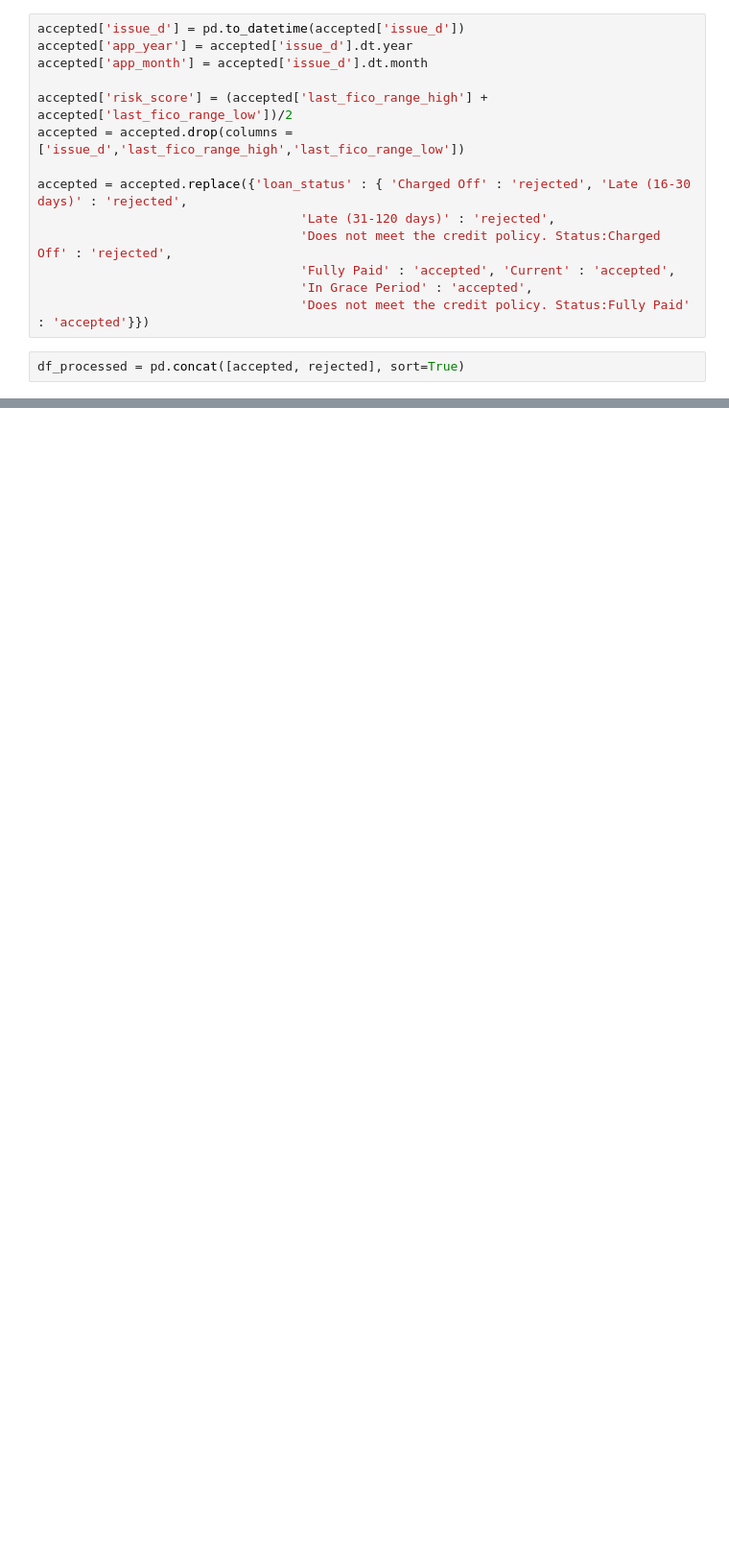
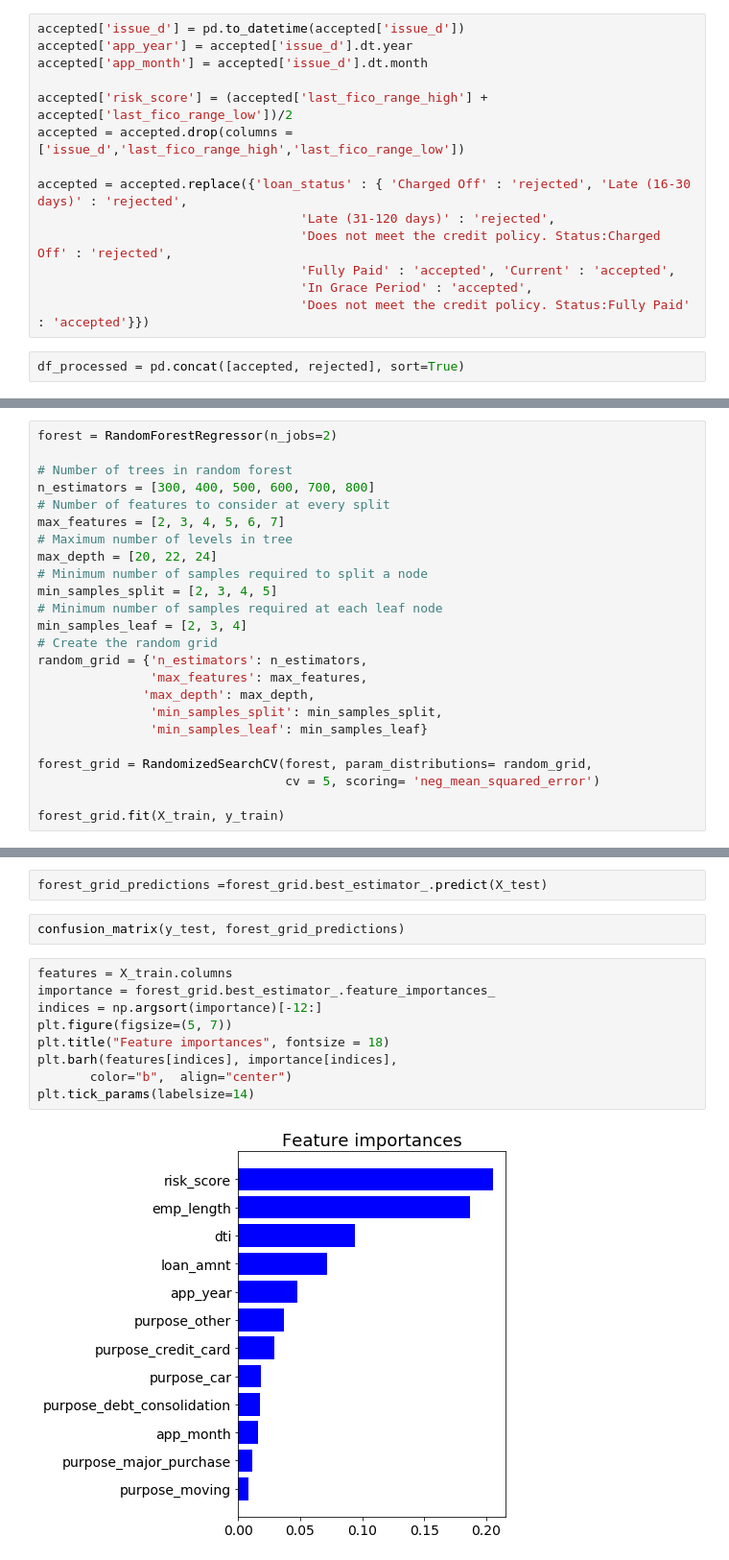
Before and after one commit to miazhx/capstone, a Jupyter notebook: Mia/reject_accept_classifier.ipynb, the cells around one changed output, grey strips where cells are left out. Shown at 96% size. Drawn from its saved outputs; the diff is of its cells as text; blank space fills up the shorter version.

```diff
--- a/Mia/reject_accept_classifier.ipynb
+++ b/Mia/reject_accept_classifier.ipynb
@@ -186,0 +344,24 @@ df_processed.sample(5)
+# %%
+forest = RandomForestRegressor(n_jobs=2)
+
+# Number of trees in random forest
+n_estimators = [300, 400, 500, 600, 700, 800]
+# Number of features to consider at every split
+max_features = [2, 3, 4, 5, 6, 7]
+# Maximum number of levels in tree
+max_depth = [20, 22, 24]
+# Minimum number of samples required to split a node
+min_samples_split = [2, 3, 4, 5]
+# Minimum number of samples required at each leaf node
+min_samples_leaf = [2, 3, 4]
+# Create the random grid
+random_grid = {'n_estimators': n_estimators,
+               'max_features': max_features,
+              'max_depth': max_depth,
+               'min_samples_split': min_samples_split,
+               'min_samples_leaf': min_samples_leaf}
+
+forest_grid = RandomizedSearchCV(forest, param_distributions= random_grid,
+                                 cv = 5, scoring= 'neg_mean_squared_error')
+
+forest_grid.fit(X_train, y_train)
@@ -186,0 +386,15 @@ df_processed.sample(5)
+# %%
+forest_grid_predictions =forest_grid.best_estimator_.predict(X_test)
+# %%
+confusion_matrix(y_test, forest_grid_predictions)
+# %%
+features = X_train.columns
+importance = forest_grid.best_estimator_.feature_importances_
+indices = np.argsort(importance)[-12:]
+plt.figure(figsize=(5, 7))
+plt.title("Feature importances", fontsize = 18)
+plt.barh(features[indices], importance[indices],
+       color="b",  align="center")
+plt.tick_params(labelsize=14)
+# %% [output]
+[figure, added]
```
Also changed, not shown: parts of 42 cells of this notebook.
